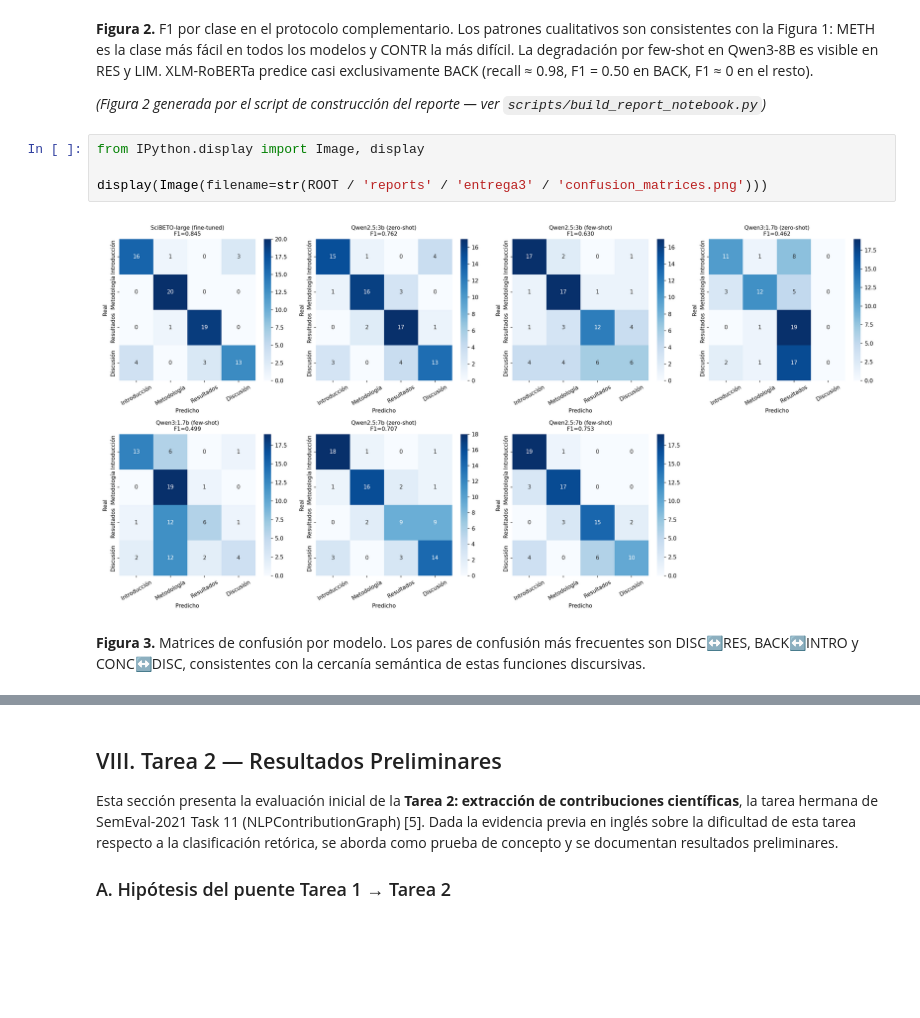
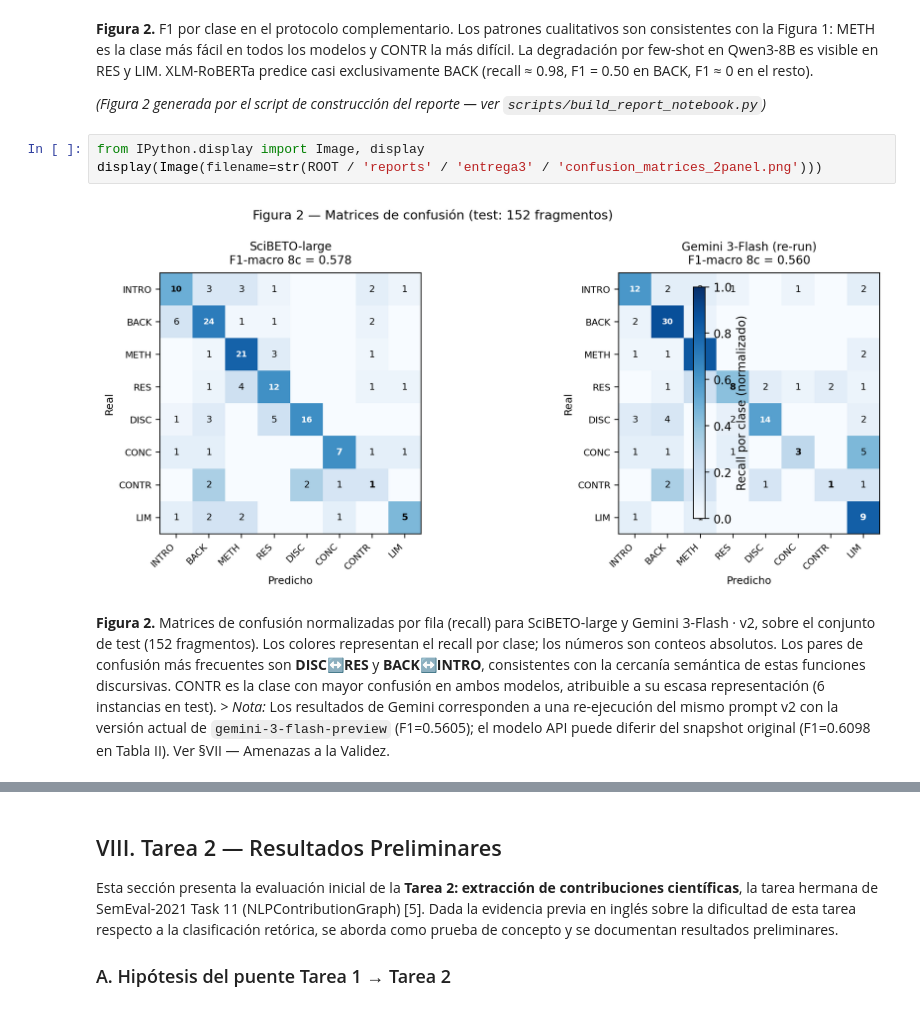
Before and after one commit to wiflore/Pry-ScienceDocsSpanish, a Jupyter notebook: reports/entrega3/reporte_ieee.ipynb, the cells around one changed output, grey strips where cells are left out. Cells and saved outputs as stored; diff of their text form; blank space fills up the shorter version.

```diff
--- a/reports/entrega3/reporte_ieee.ipynb
+++ b/reports/entrega3/reporte_ieee.ipynb
@@ -185,12 +185,11 @@ display(Image('../fig2_complementario.png', width=900))
 *(Figura 2 generada por el script de construcción del reporte — ver `scripts/build_report_notebook.py`)*
 # %%
 from IPython.display import Image, display
-
-display(Image(filename=str(ROOT / 'reports' / 'entrega3' / 'confusion_matrices.png')))
+display(Image(filename=str(ROOT / 'reports' / 'entrega3' / 'confusion_matrices_2panel.png')))
 # %% [output]
-[figure, old version]
+[figure, new version]
-# %% [markdown]
-**Figura 3.** Matrices de confusión por modelo. Los pares de confusión más frecuentes son DISC↔RES, BACK↔INTRO y CONC↔DISC, consistentes con la cercanía semántica de estas funciones discursivas.
+# %% [markdown]
+**Figura 2.** Matrices de confusión normalizadas por fila (recall) para SciBETO-large y Gemini 3-Flash · v2, sobre el conjunto de test (152 fragmentos). Los colores representan el recall por clase; los números son conteos absolutos. Los pares de confusión más frecuentes son **DISC↔RES** y **BACK↔INTRO**, consistentes con la cercanía semántica de estas funciones discursivas. CONTR es la clase con mayor confusión en ambos modelos, atribuible a su escasa representación (6 instancias en test). > *Nota:* Los resultados de Gemini corresponden a una re-ejecución del mismo prompt v2 con la versión actual de `gemini-3-flash-preview` (F1=0.5605); el modelo API puede diferir del snapshot original (F1=0.6098 en Tabla II). Ver §VII — Amenazas a la Validez.
 # %% [markdown]
 ## VI. Discusión
 
```
Also changed, not shown: parts of 7 cells of this notebook, 4 other files.
